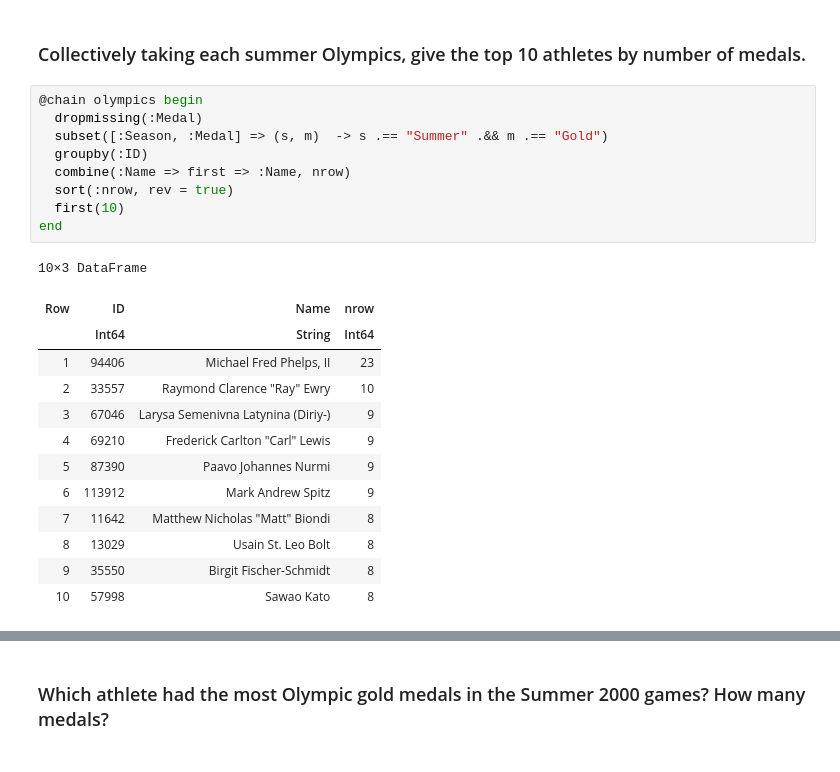
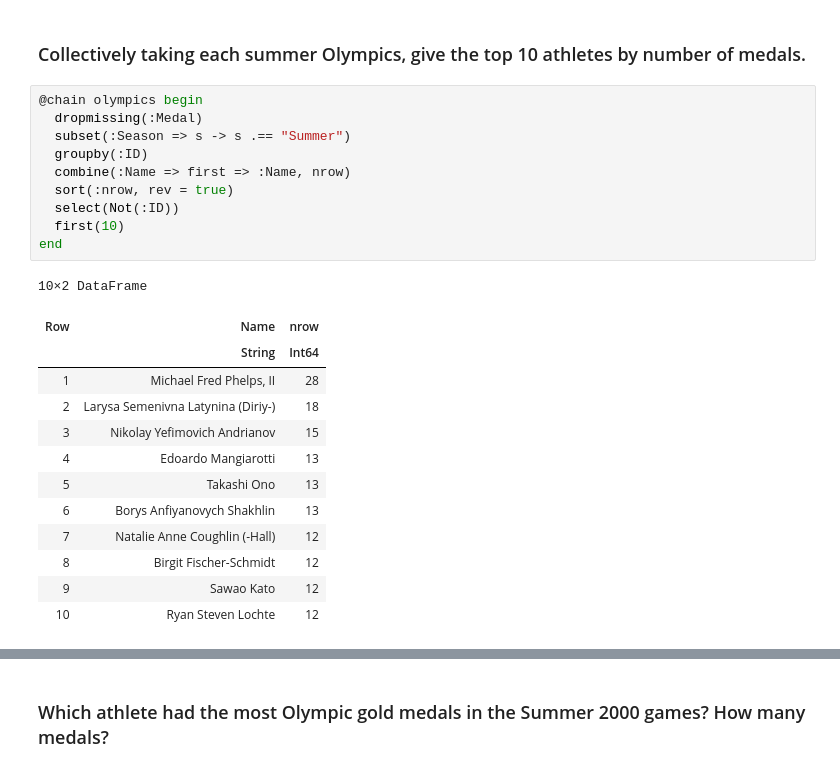
Before and after one commit to pstaabp/sci-comp-book, a Jupyter notebook: julia-output/olympics.ipynb, the cells around one changed output, grey strips where cells are left out. Cells and saved outputs as stored; diff of their text form.

Commit message:
changes to data chapters

```diff
--- a/julia-output/olympics.ipynb
+++ b/julia-output/olympics.ipynb
@@ -35,23 +35,24 @@ end
 # %%
 @chain olympics begin
   dropmissing(:Medal)
-  subset([:Season, :Medal] => (s, m)  -> s .== "Summer" .&& m .== "Gold")
+  subset(:Season => s -> s .== "Summer")
   groupby(:ID)
   combine(:Name => first => :Name, nrow)
   sort(:nrow, rev = true)
+  select(Not(:ID))
   first(10)
 end
 # %% [output]
-10×3 DataFrame
+10×2 DataFrame
-| Row | ID | Name | nrow |
-|  | Int64 | String | Int64 |
-| 1 | 94406 | Michael Fred Phelps, II | 23 |
-| 2 | 33557 | Raymond Clarence "Ray" Ewry | 10 |
-| 3 | 67046 | Larysa Semenivna Latynina (Diriy-) | 9 |
-| 4 | 69210 | Frederick Carlton "Carl" Lewis | 9 |
-| 5 | 87390 | Paavo Johannes Nurmi | 9 |
-| 6 | 113912 | Mark Andrew Spitz | 9 |
-| 7 | 11642 | Matthew Nicholas "Matt" Biondi | 8 |
-| 8 | 13029 | Usain St. Leo Bolt | 8 |
-| 9 | 35550 | Birgit Fischer-Schmidt | 8 |
-| 10 | 57998 | Sawao Kato | 8 |
+| Row | Name | nrow |
+|  | String | Int64 |
+| 1 | Michael Fred Phelps, II | 28 |
+| 2 | Larysa Semenivna Latynina (Diriy-) | 18 |
+| 3 | Nikolay Yefimovich Andrianov | 15 |
+| 4 | Edoardo Mangiarotti | 13 |
+| 5 | Takashi Ono | 13 |
+| 6 | Borys Anfiyanovych Shakhlin | 13 |
+| 7 | Natalie Anne Coughlin (-Hall) | 12 |
+| 8 | Birgit Fischer-Schmidt | 12 |
+| 9 | Sawao Kato | 12 |
+| 10 | Ryan Steven Lochte | 12 |
```
Also changed, not shown: parts of 17 cells of this notebook, 6 other files.
